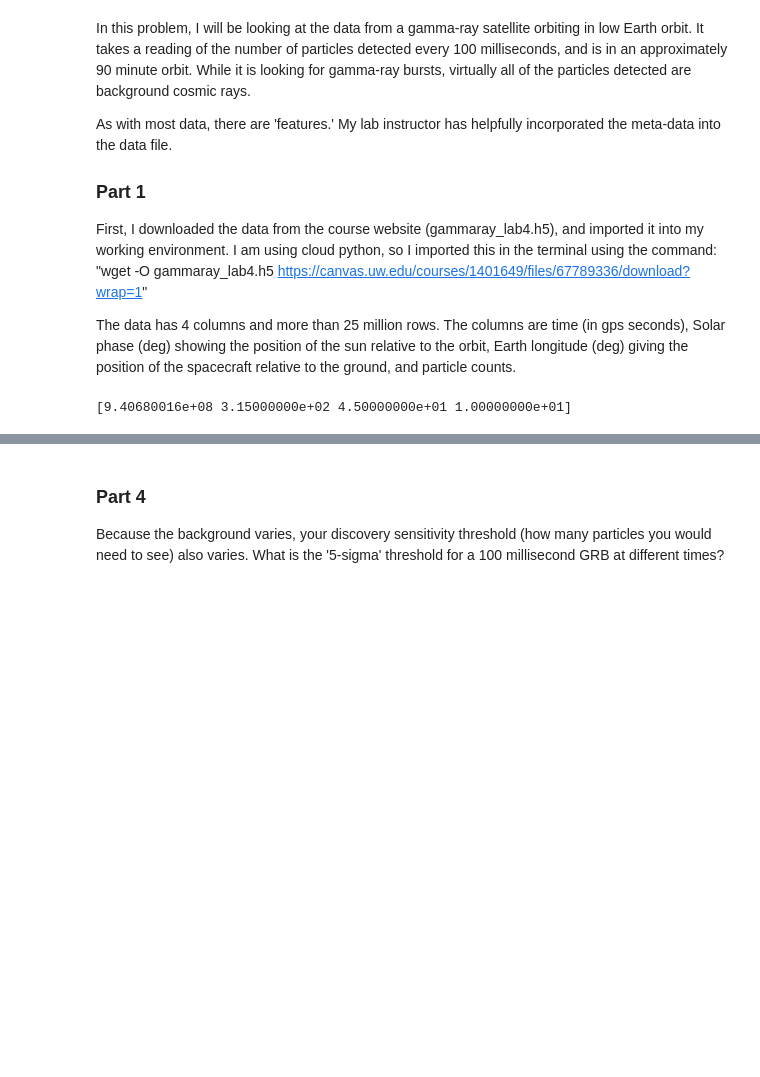
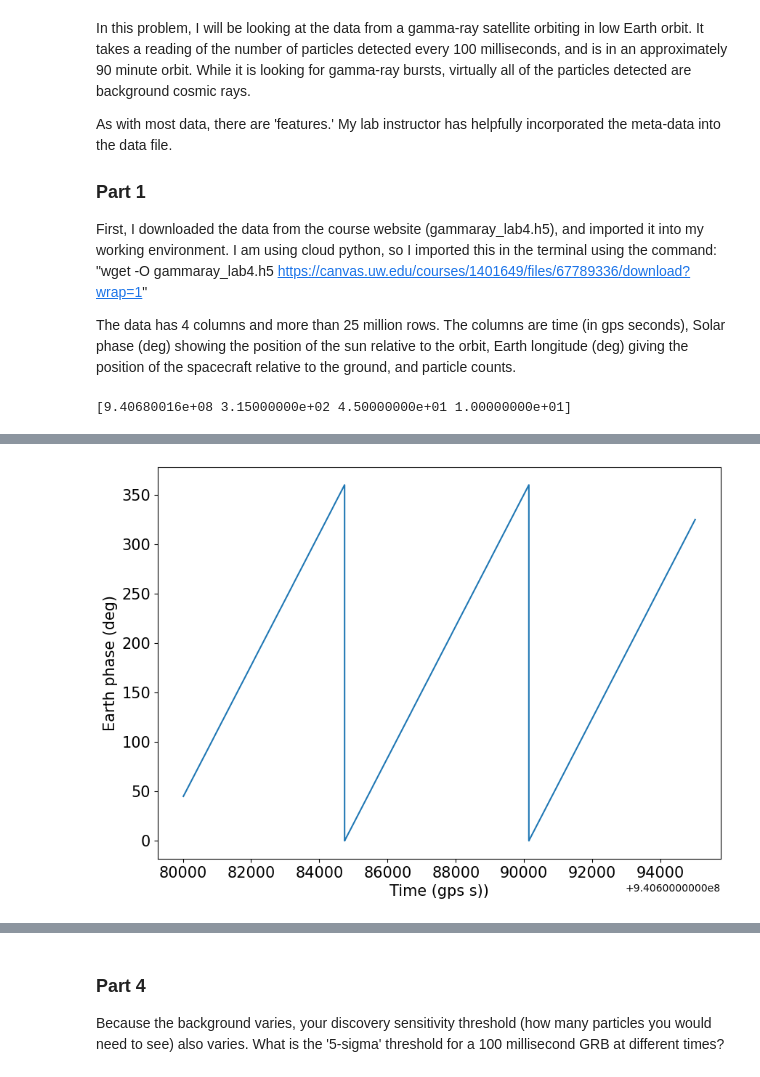
Before and after one commit to jenniv27/phys434, a Jupyter notebook: Labs/Lab4.ipynb, the cells around one changed output, grey strips where cells are left out. Cells and saved outputs as stored; diff of their text form; code cells hidden in the pictures; blank space fills up the shorter version.

```diff
--- a/Labs/Lab4.ipynb
+++ b/Labs/Lab4.ipynb
@@ -51,0 +50,8 @@ Let's try smearing the data, to see how it changes over a larger period of time.
+# %%
+plt.plot(data[0, 0:150000], data[2, 0:150000], '-')
+plt.xlabel('Time (gps s))', fontsize=15)
+plt.ylabel('Earth phase (deg)', fontsize=15)
+plt.tick_params(labelsize=15)
+plt.show()
+# %% [output]
+[figure, added]
```
Also changed, not shown: parts of 20 cells of this notebook.
